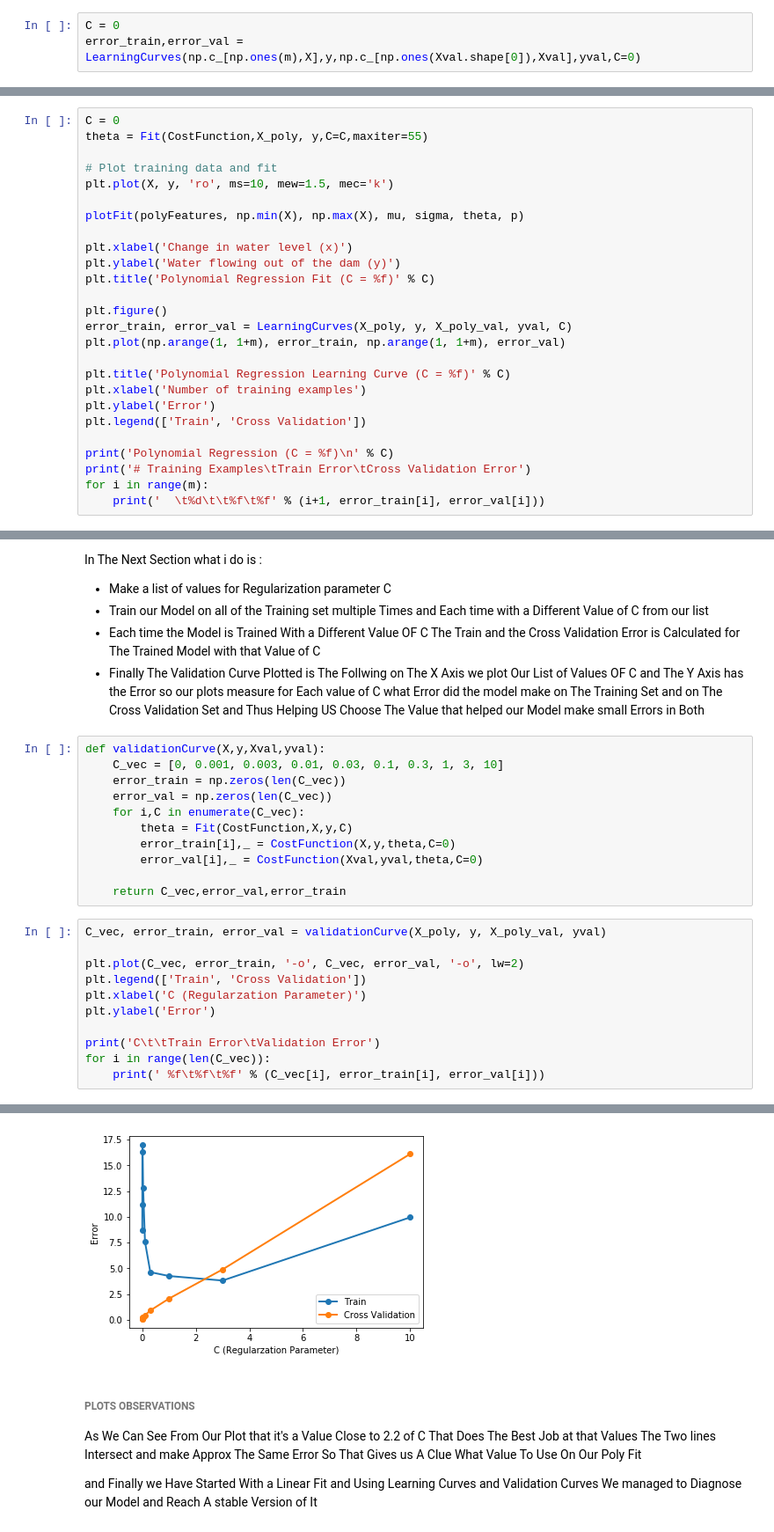
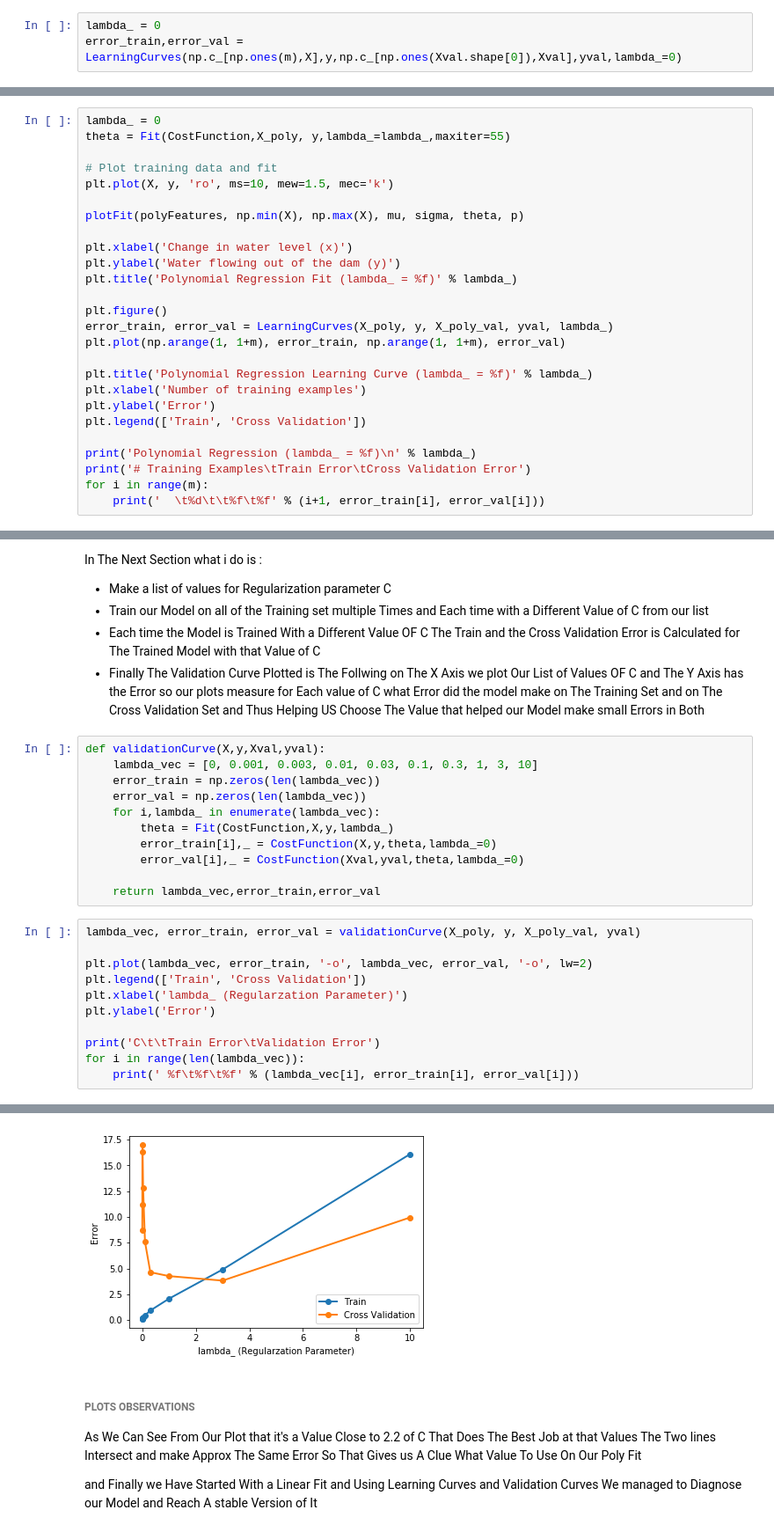
Before and after one commit to muhammed1k/MLProjects, a Jupyter notebook: Model Selection-Validation in Regression Problem/LinearRegression.ipynb, the cells around one changed output, grey strips where cells are left out. Shown: that part at 88% size. Drawn from its saved outputs; the diff is of its cells as text.

```diff
--- a/Model Selection-Validation in Regression Problem/LinearRegression.ipynb
+++ b/Model Selection-Validation in Regression Problem/LinearRegression.ipynb
@@ -141,7 +141,7 @@ def LearningCurves(X,y,Xval,yval,C=0):
     return error_train,error_val
 # %%
-C = 0
-error_train,error_val = LearningCurves(np.c_[np.ones(m),X],y,np.c_[np.ones(Xval.shape[0]),Xval],yval,C=0)
+lambda_ = 0
+error_train,error_val = LearningCurves(np.c_[np.ones(m),X],y,np.c_[np.ones(Xval.shape[0]),Xval],yval,lambda_=0)
 # %% [markdown]
 ### Plotting The Learning Curves
 # %%
@@ -252,8 +252,8 @@ def plotFit(polyFeatures, min_x, max_x, mu, sigma, theta, p):
     # Plot
     plt.plot(x, np.dot(X_poly, theta), '--', lw=2)
 # %%
-C = 0
-theta = Fit(CostFunction,X_poly, y,C=C,maxiter=55)
+lambda_ = 0
+theta = Fit(CostFunction,X_poly, y,lambda_=lambda_,maxiter=55)
 
 # Plot training data and fit
 plt.plot(X, y, 'ro', ms=10, mew=1.5, mec='k')
@@ -262,18 +262,18 @@ plotFit(polyFeatures, np.min(X), np.max(X), mu, sigma, theta, p)
 
 plt.xlabel('Change in water level (x)')
 plt.ylabel('Water flowing out of the dam (y)')
-plt.title('Polynomial Regression Fit (C = %f)' % C)
+plt.title('Polynomial Regression Fit (lambda_ = %f)' % lambda_)
 
 plt.figure()
-error_train, error_val = LearningCurves(X_poly, y, X_poly_val, yval, C)
+error_train, error_val = LearningCurves(X_poly, y, X_poly_val, yval, lambda_)
 plt.plot(np.arange(1, 1+m), error_train, np.arange(1, 1+m), error_val)
 
-plt.title('Polynomial Regression Learning Curve (C = %f)' % C)
+plt.title('Polynomial Regression Learning Curve (lambda_ = %f)' % lambda_)
 plt.xlabel('Number of training examples')
 plt.ylabel('Error')
 plt.legend(['Train', 'Cross Validation'])
 
-print('Polynomial Regression (C = %f)\n' % C)
+print('Polynomial Regression (lambda_ = %f)\n' % lambda_)
 print('# Training Examples\tTrain Error\tCross Validation Error')
 for i in range(m):
     print('  \t%d\t\t%f\t%f' % (i+1, error_train[i], error_val[i]))
@@ -314,25 +314,25 @@ In The Next Section what i do is :
 - Finally The Validation Curve Plotted is The Follwing on The X Axis we plot Our List of Values OF C and The Y Axis has the Error so our plots measure for Each value of C what Error did the model make on The Training Set and on The Cross Validation Set and Thus Helping US Choose The Value that helped our Model make small Errors in Both
 # %%
 def validationCurve(X,y,Xval,yval):
-    C_vec = [0, 0.001, 0.003, 0.01, 0.03, 0.1, 0.3, 1, 3, 10]
-    error_train = np.zeros(len(C_vec))
-    error_val = np.zeros(len(C_vec))
-    for i,C in enumerate(C_vec):
-        theta = Fit(CostFunction,X,y,C)
-        error_train[i],_ = CostFunction(X,y,theta,C=0)
-        error_val[i],_ = CostFunction(Xval,yval,theta,C=0)
+    lambda_vec = [0, 0.001, 0.003, 0.01, 0.03, 0.1, 0.3, 1, 3, 10]
+    error_train = np.zeros(len(lambda_vec))
+    error_val = np.zeros(len(lambda_vec))
+    for i,lambda_ in enumerate(lambda_vec):
+        theta = Fit(CostFunction,X,y,lambda_)
+        error_train[i],_ = CostFunction(X,y,theta,lambda_=0)
+        error_val[i],_ = CostFunction(Xval,yval,theta,lambda_=0)
 
-    return C_vec,error_val,error_train
+    return lambda_vec,error_train,error_val
 # %%
-C_vec, error_train, error_val = validationCurve(X_poly, y, X_poly_val, yval)
+lambda_vec, error_train, error_val = validationCurve(X_poly, y, X_poly_val, yval)
 
-plt.plot(C_vec, error_train, '-o', C_vec, error_val, '-o', lw=2)
+plt.plot(lambda_vec, error_train, '-o', lambda_vec, error_val, '-o', lw=2)
 plt.legend(['Train', 'Cross Validation'])
-plt.xlabel('C (Regularzation Parameter)')
+plt.xlabel('lambda_ (Regularzation Parameter)')
 plt.ylabel('Error')
 
 print('C\t\tTrain Error\tValidation Error')
-for i in range(len(C_vec)):
-    print(' %f\t%f\t%f' % (C_vec[i], error_train[i], error_val[i]))
+for i in range(len(lambda_vec)):
+    print(' %f\t%f\t%f' % (lambda_vec[i], error_train[i], error_val[i]))
 # %% [output]
 C               Train Error     Validation Error
@@ -349,4 +349,4 @@ C               Train Error     Validation Error
-[figure, old version]
+[figure, new version]
 # %% [markdown]
 ###### PLOTS OBSERVATIONS
 As We Can See From Our Plot that it's a Value Close to 2.2 of C That Does The Best Job at that Values The Two lines Intersect and make Approx The Same Error So That Gives us A Clue What Value To Use On Our Poly Fit
```
Also changed, not shown: parts of 6 cells of this notebook.
